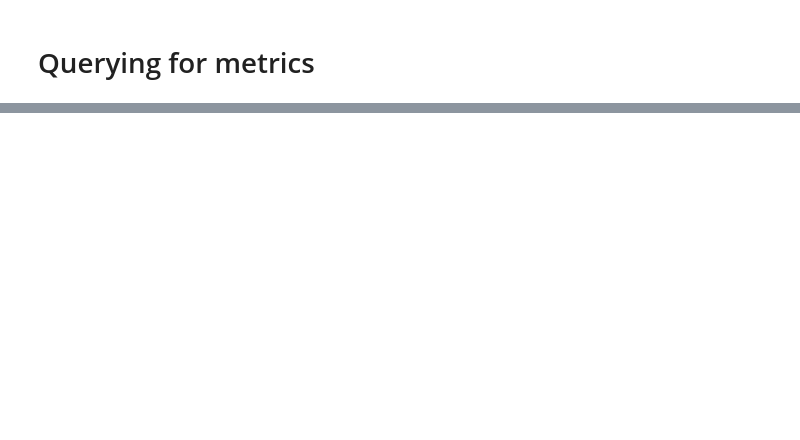
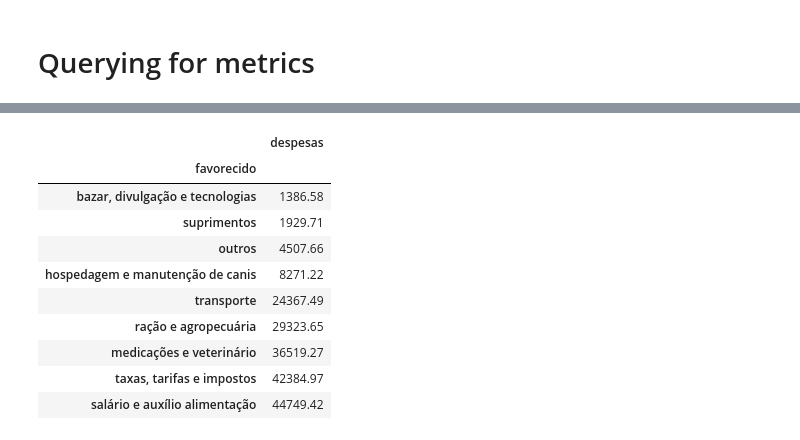
Before and after one commit to vdechen/DataAnalysis_NGO, a Jupyter notebook: Code.ipynb, the cells around one changed output, grey strips where cells are left out. Cells and saved outputs as stored; diff of their text form; code cells hidden in the pictures; blank space fills up the shorter version.

```diff
--- a/Code.ipynb
+++ b/Code.ipynb
@@ -213,0 +242,17 @@ animals.columns = animals.columns.str.lower().str.strip()
+# %%
+# média anual total de custos X recurso (2020-2022):
+def anual_avg(x):
+    return round(sum(x)/3, 2)
+expenses20_22.groupby(['favorecido']).aggregate({'despesas': anual_avg}).sort_values(by = 'despesas', ascending = True)
+# %% [output]
+|  | despesas |
+| favorecido |  |
+| bazar, divulgação e tecnologias | 1386.58 |
+| suprimentos | 1929.71 |
+| outros | 4507.66 |
+| hospedagem e manutenção de canis | 8271.22 |
+| transporte | 24367.49 |
+| ração e agropecuária | 29323.65 |
+| medicações e veterinário | 36519.27 |
+| taxas, tarifas e impostos | 42384.97 |
+| salário e auxílio alimentação | 44749.42 |
```
Also changed, not shown: parts of 24 cells of this notebook.
